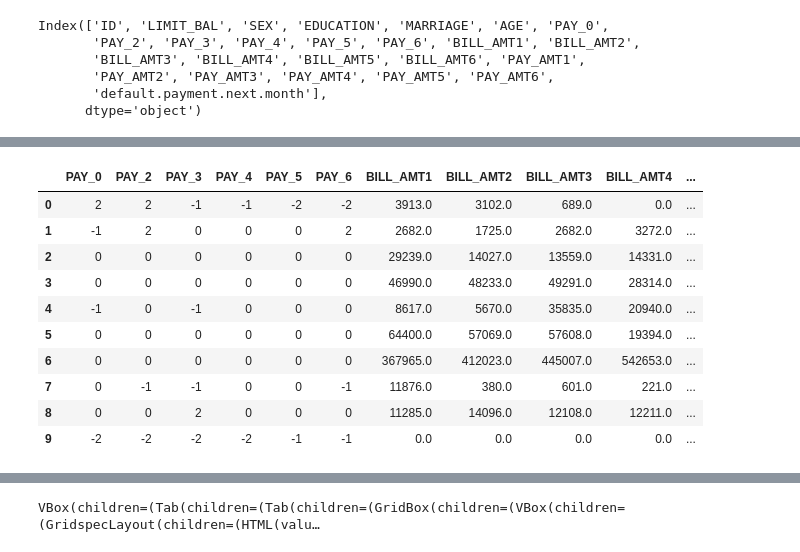
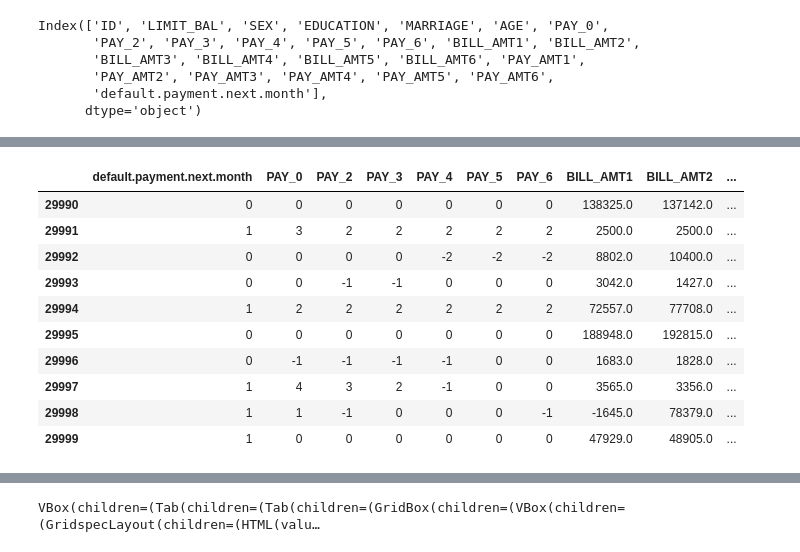
Before and after one commit to atulgaikwad12/creditdefultprediction, a Jupyter notebook: EDA/Credit Default Prediction.ipynb, the cells around one changed output, grey strips where cells are left out. Saved outputs shown, nothing was run; the diff lists cells and outputs as text; code cells hidden in the pictures.

Commit message:
readme,EDA notebooks  updated, added default dataset

```diff
--- a/EDA/Credit Default Prediction.ipynb
+++ b/EDA/Credit Default Prediction.ipynb
@@ -1,3 +34,6 @@
 # %%
 import pandas as pd
+# %%
+default_dataset_path = '../default_dataset/UCI_Credit_Card.csv'
+df = pd.read_csv(default_dataset_path)
 # %%
@@ -5,9 +41,7 @@ pd.get_option("display.max_columns")
 # %% [output]
 20
-# %%
-df = pd.read_csv('UCI_Credit_Card.csv')
-# %%
-pd.set_option("display.max_rows", None)
+# %%
+pd.set_option("display.max_columns", None) # removed max column limit to see all columns
 # %%
 df.head()
 # %% [output]
@@ -30,17 +91,18 @@ Index(['ID', 'LIMIT_BAL', 'SEX', 'EDUCATION', 'MARRIAGE', 'AGE', 'PAY_0',
 # %%
-df[['PAY_0',
+# last 10
+df[['default.payment.next.month','PAY_0',
        'PAY_2', 'PAY_3', 'PAY_4', 'PAY_5', 'PAY_6', 'BILL_AMT1', 'BILL_AMT2',
        'BILL_AMT3', 'BILL_AMT4', 'BILL_AMT5', 'BILL_AMT6', 'PAY_AMT1',
-       'PAY_AMT2', 'PAY_AMT3', 'PAY_AMT4', 'PAY_AMT5', 'PAY_AMT6']].head(10)
+       'PAY_AMT2', 'PAY_AMT3', 'PAY_AMT4', 'PAY_AMT5', 'PAY_AMT6']].tail(10)
 # %% [output]
-|  | PAY_0 | PAY_2 | PAY_3 | PAY_4 | PAY_5 | PAY_6 | BILL_AMT1 | BILL_AMT2 | BILL_AMT3 | BILL_AMT4 | ... |
-| 0 | 2 | 2 | -1 | -1 | -2 | -2 | 3913.0 | 3102.0 | 689.0 | 0.0 | ... |
-| 1 | -1 | 2 | 0 | 0 | 0 | 2 | 2682.0 | 1725.0 | 2682.0 | 3272.0 | ... |
-| 2 | 0 | 0 | 0 | 0 | 0 | 0 | 29239.0 | 14027.0 | 13559.0 | 14331.0 | ... |
-| 3 | 0 | 0 | 0 | 0 | 0 | 0 | 46990.0 | 48233.0 | 49291.0 | 28314.0 | ... |
-| 4 | -1 | 0 | -1 | 0 | 0 | 0 | 8617.0 | 5670.0 | 35835.0 | 20940.0 | ... |
-| 5 | 0 | 0 | 0 | 0 | 0 | 0 | 64400.0 | 57069.0 | 57608.0 | 19394.0 | ... |
-| 6 | 0 | 0 | 0 | 0 | 0 | 0 | 367965.0 | 412023.0 | 445007.0 | 542653.0 | ... |
-| 7 | 0 | -1 | -1 | 0 | 0 | -1 | 11876.0 | 380.0 | 601.0 | 221.0 | ... |
-| 8 | 0 | 0 | 2 | 0 | 0 | 0 | 11285.0 | 14096.0 | 12108.0 | 12211.0 | ... |
-| 9 | -2 | -2 | -2 | -2 | -1 | -1 | 0.0 | 0.0 | 0.0 | 0.0 | ... |
+|  | default.payment.next.month | PAY_0 | PAY_2 | PAY_3 | PAY_4 | PAY_5 | PAY_6 | BILL_AMT1 | BILL_AMT2 | ... |
+| 29990 | 0 | 0 | 0 | 0 | 0 | 0 | 0 | 138325.0 | 137142.0 | ... |
+| 29991 | 1 | 3 | 2 | 2 | 2 | 2 | 2 | 2500.0 | 2500.0 | ... |
+| 29992 | 0 | 0 | 0 | 0 | -2 | -2 | -2 | 8802.0 | 10400.0 | ... |
+| 29993 | 0 | 0 | -1 | -1 | 0 | 0 | 0 | 3042.0 | 1427.0 | ... |
+| 29994 | 1 | 2 | 2 | 2 | 2 | 2 | 2 | 72557.0 | 77708.0 | ... |
+| 29995 | 0 | 0 | 0 | 0 | 0 | 0 | 0 | 188948.0 | 192815.0 | ... |
+| 29996 | 0 | -1 | -1 | -1 | -1 | 0 | 0 | 1683.0 | 1828.0 | ... |
+| 29997 | 1 | 4 | 3 | 2 | -1 | 0 | 0 | 3565.0 | 3356.0 | ... |
+| 29998 | 1 | 1 | -1 | 0 | 0 | 0 | -1 | -1645.0 | 78379.0 | ... |
+| 29999 | 1 | 0 | 0 | 0 | 0 | 0 | 0 | 47929.0 | 48905.0 | ... |
```
Also changed, not shown: parts of 24 cells of this notebook, 5 other files.
